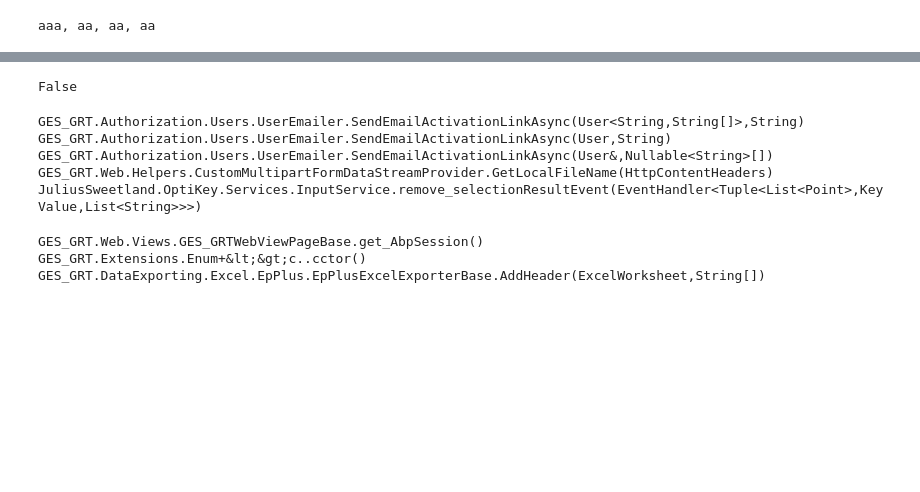
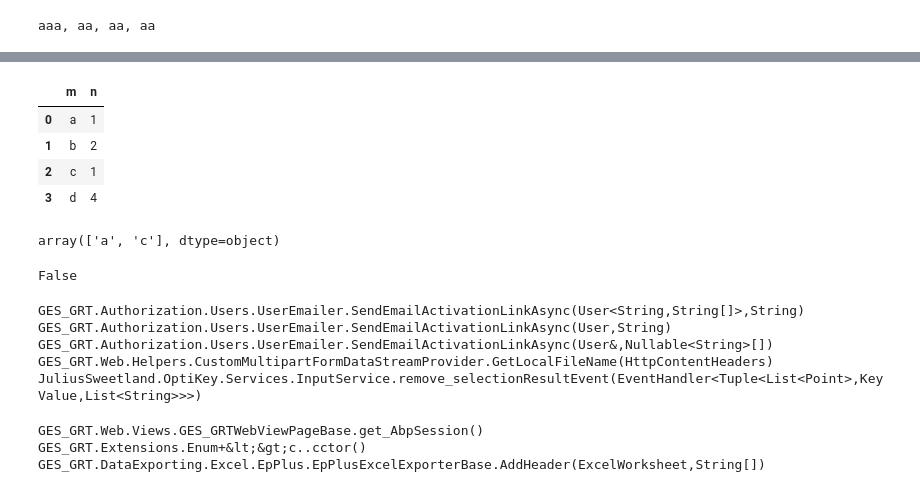
Before and after one commit to ana28p/code-analyzer, a Jupyter notebook: datareading/ShortScripts.ipynb, the cells around one changed output, grey strips where cells are left out. Cells and saved outputs as stored; diff of their text form; code cells hidden in the pictures; blank space fills up the shorter version.

```diff
--- a/datareading/ShortScripts.ipynb
+++ b/datareading/ShortScripts.ipynb
@@ -19,3 +19,17 @@ for i in range(len(s)):
 print(news)
 # %% [output]
 aaa, aa, aa, aa
+# %%
+import pandas as pd
+
+data_dict = {'m': pd.Series(["a", "b", "c", "d"]),
+             'two': pd.Series([1, 2, 1, 4])}
+
+df = pd.DataFrame(data_dict)
+
+print(f"DataFrame:\n{df}\n")
+print(f"column types:\n{df.dtypes}")
+
+col_one_list = df['m'].tolist()
+
+col_one_arr = df['m'].to_numpy()
@@ -21,0 +48,9 @@ aaa, aa, aa, aa
+# %%
+df.columns = ["m", "n"]
+df
+# %% [output]
+|  | m | n |
+| 0 | a | 1 |
+| 1 | b | 2 |
+| 2 | c | 1 |
+| 3 | d | 4 |
@@ -22,3 +59,34 @@ aaa, aa, aa, aa
+# %%
+from pprint import pprint
+from difflib import SequenceMatcher, Differ
+
+# public static double Add(int a, int b)
+text1 = '''
+{
+  return a+b;
+}
+'''.splitlines(True)
+
+# public static double Add(double a, double b)
+text2 = '''
+{
+  // return sum of two numbers
+  return a+b;
+}
+'''.splitlines(True)
+
+# sim = SequenceMatcher(None, text1, text2).ratio()
+# print(sim)
+
+d = Differ()
+result = list(d.compare(text1, text2))
+pprint(result)
+
+eq_lines = sum(l.startswith(' ') for l in result)
+
+print(eq_lines)
+# %% [output]
+array(['a', 'c'], dtype=object)
 # %%
 from pprint import pprint
 from difflib import SequenceMatcher, Differ
```
Also changed, not shown: parts of 2 cells of this notebook, 7 other files.
